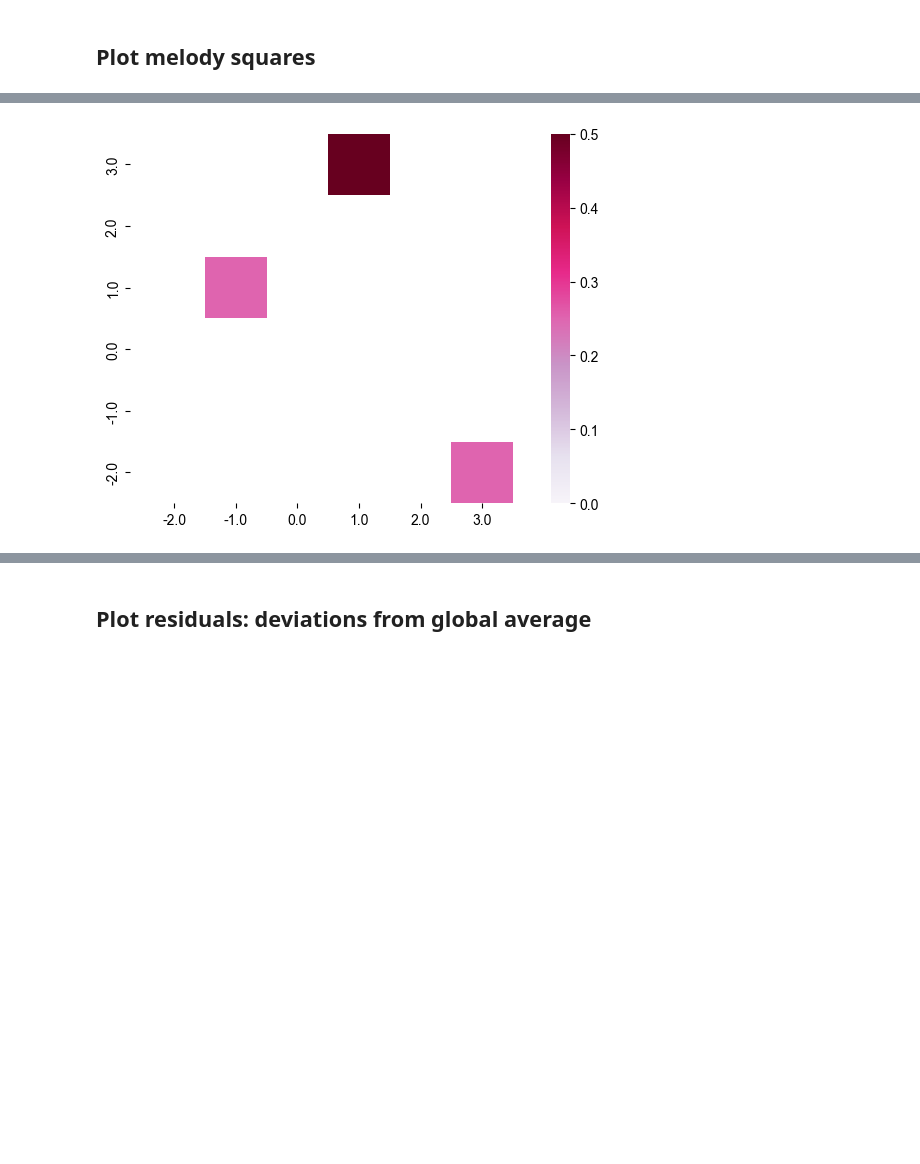
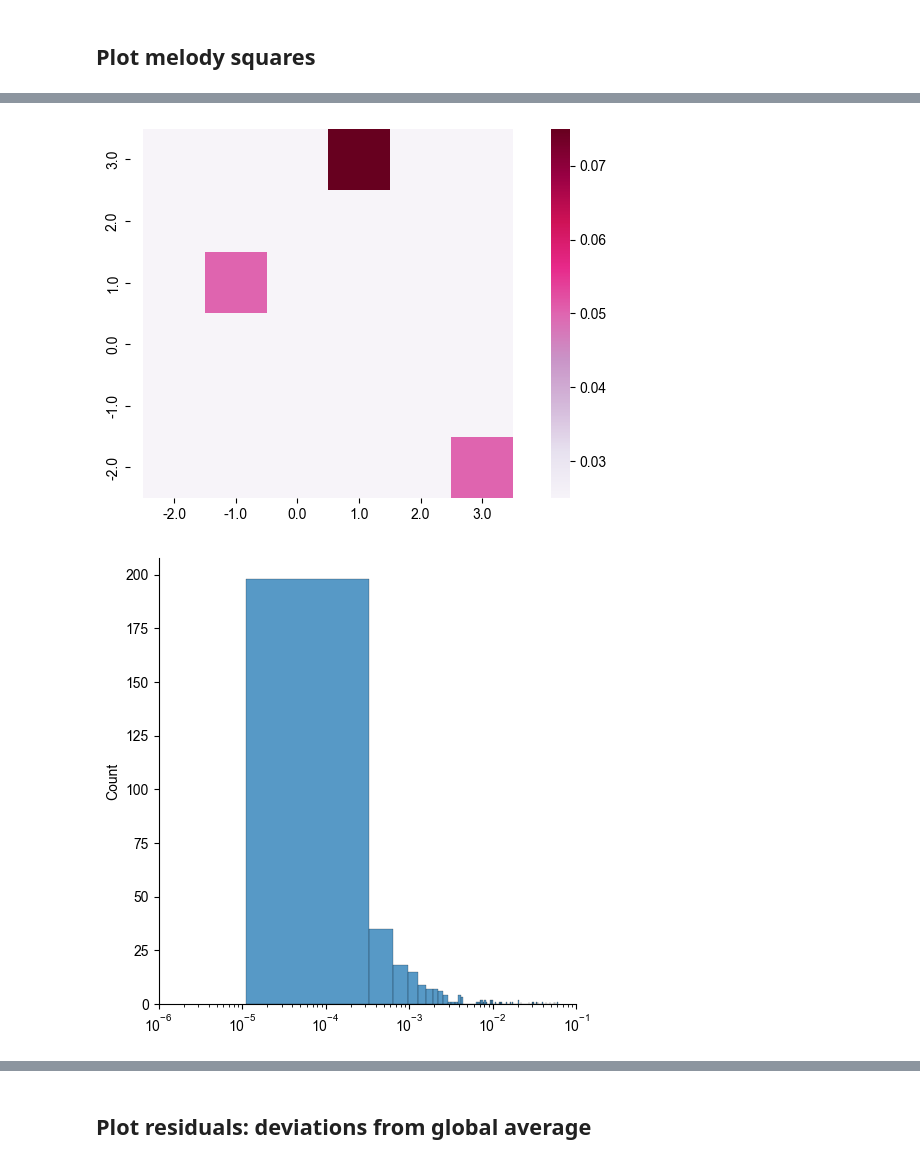
Before and after one commit to bacor/melody-squares, a Jupyter notebook: notebooks/melody-squares.ipynb, the cells around one changed output, grey strips where cells are left out. Drawn from its saved outputs; the diff is of its cells as text; code cells hidden in the pictures; blank space fills up the shorter version.

```diff
--- a/notebooks/melody-squares.ipynb
+++ b/notebooks/melody-squares.ipynb
@@ -143,10 +148,23 @@ def plot_melodic_motif_histogram(corpus, repeats=False, range=12, decorate=True,
         plt.axis('off')
 # %%
 # Dummy data to check plotting works as expected
-hist, values = motif_histogram(np.array([[1, 3], [1, 3], [-1, 1], [3, -2]]))
+hist, values = motif_histogram(np.array([[1, 3], [1, 3], [-1, 1], [3, -2]]), smooth=1)
 hist = pd.DataFrame(hist, index=values, columns=values).sort_index(ascending=False)
 show_melodic_motif_histogram(hist, vmin=0, vmax=None, cbar=True)
 # %% [output]
-[figure, old version]
+[figure, new version]
+# %%
+corpus = 'essen-china-han'
+_, pitches = load_data(corpus, repeats=True)
+motifs = interval_motifs(pitches, 2)
+hist, values = motif_histogram(motifs, min_value=-1*12, max_value=12, smooth=0)
+hist = pd.DataFrame(hist, index=values, columns=values).sort_index(ascending=False)
+# %%
+vals = hist.values.ravel()
+sns.displot(vals[vals > 0])
+plt.xlim(1e-6, .1)
+plt.gca().set_xscale('log')
+# %% [output]
+[figure, added]
 # %%
 # Linear vs logarithmic color map
```
Also changed, not shown: parts of 6 cells of this notebook.
